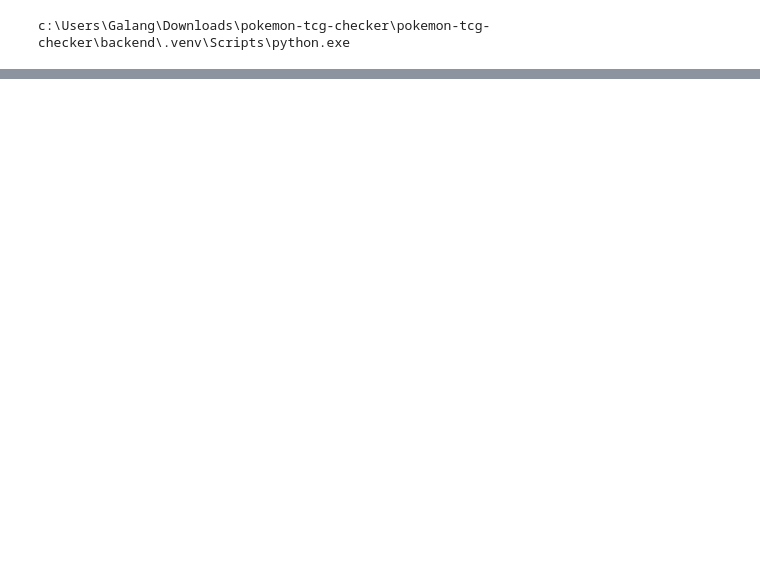
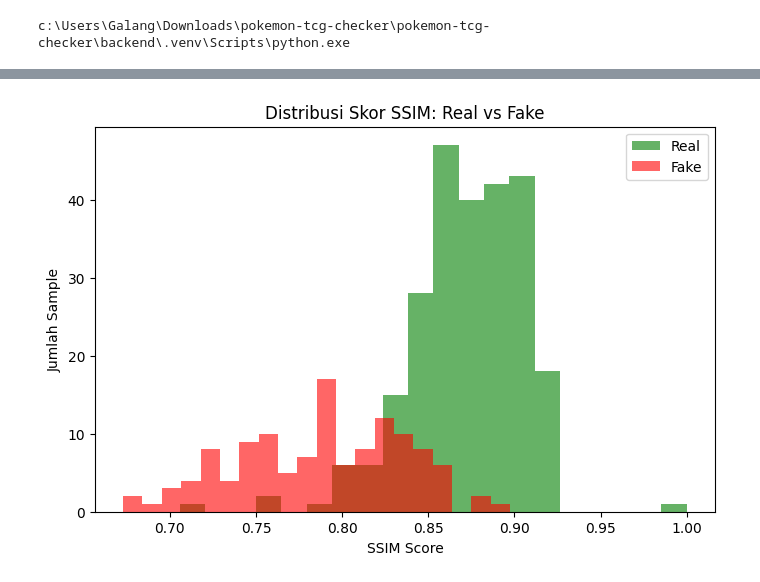
Before and after one commit to resi616/kartuli, a Jupyter notebook: backend/experiments/ssim_prototype.ipynb, the cells around one changed output, grey strips where cells are left out. Drawn from its saved outputs; the diff is of its cells as text; code cells hidden in the pictures; blank space fills up the shorter version.

```diff
--- a/backend/experiments/ssim_prototype.ipynb
+++ b/backend/experiments/ssim_prototype.ipynb
@@ -24,0 +51,4 @@ error: OpenCV(4.10.0) D:\a\opencv-python\opencv-python\opencv\modules\imgproc\sr
+# %%
+def compute_ssim_score(aligned_img, reference_gray):
+    score, _ = ssim(aligned_img, reference_gray, full=True)
+    return score
@@ -24,0 +99,11 @@ error: OpenCV(4.10.0) D:\a\opencv-python\opencv-python\opencv\modules\imgproc\sr
+# %%
+plt.figure(figsize=(8, 5))
+plt.hist(real_scores, bins=20, alpha=0.6, label='Real', color='green')
+plt.hist(fake_scores, bins=20, alpha=0.6, label='Fake', color='red')
+plt.xlabel('SSIM Score')
+plt.ylabel('Jumlah Sample')
+plt.legend()
+plt.title('Distribusi Skor SSIM: Real vs Fake')
+plt.show()
+# %% [output]
+[figure, added]
```
Also changed, not shown: parts of 4 cells of this notebook.
